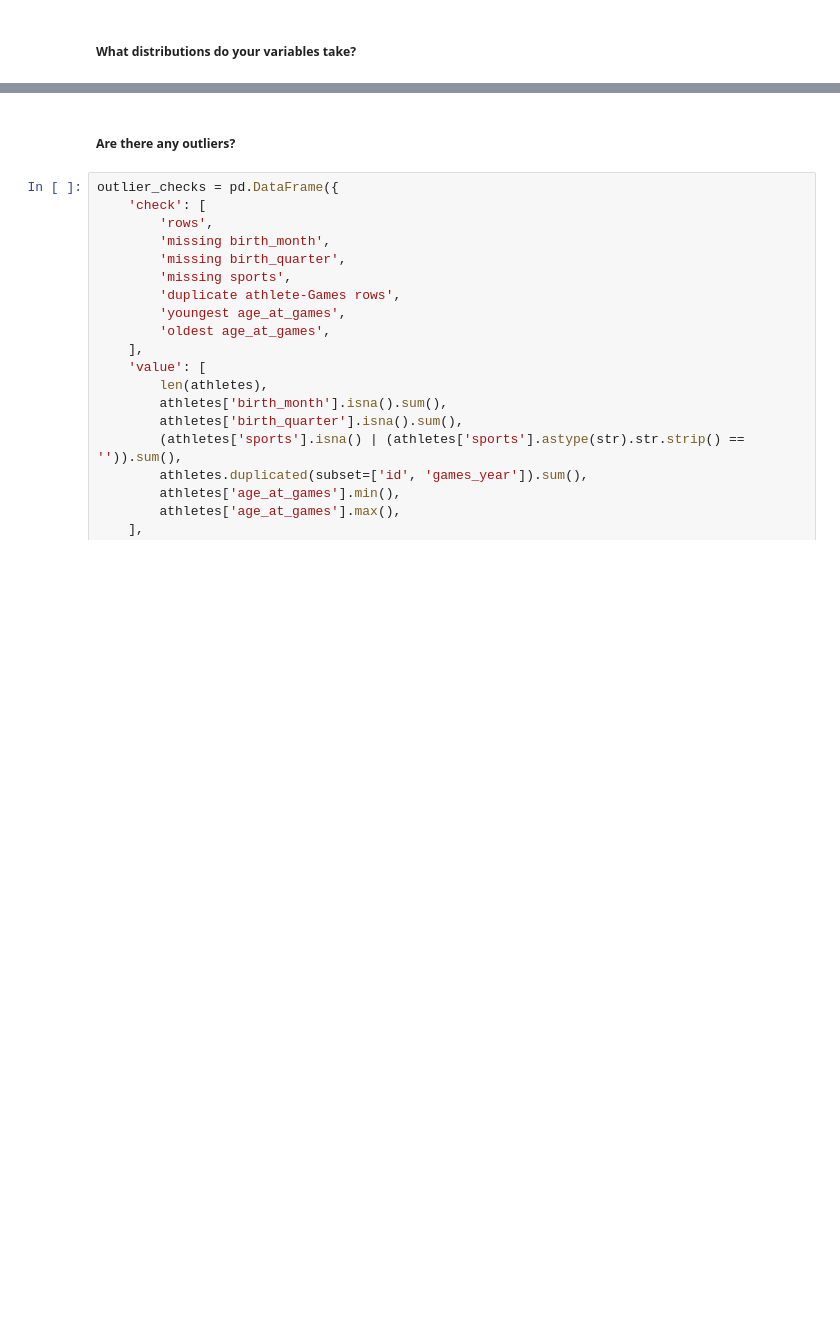
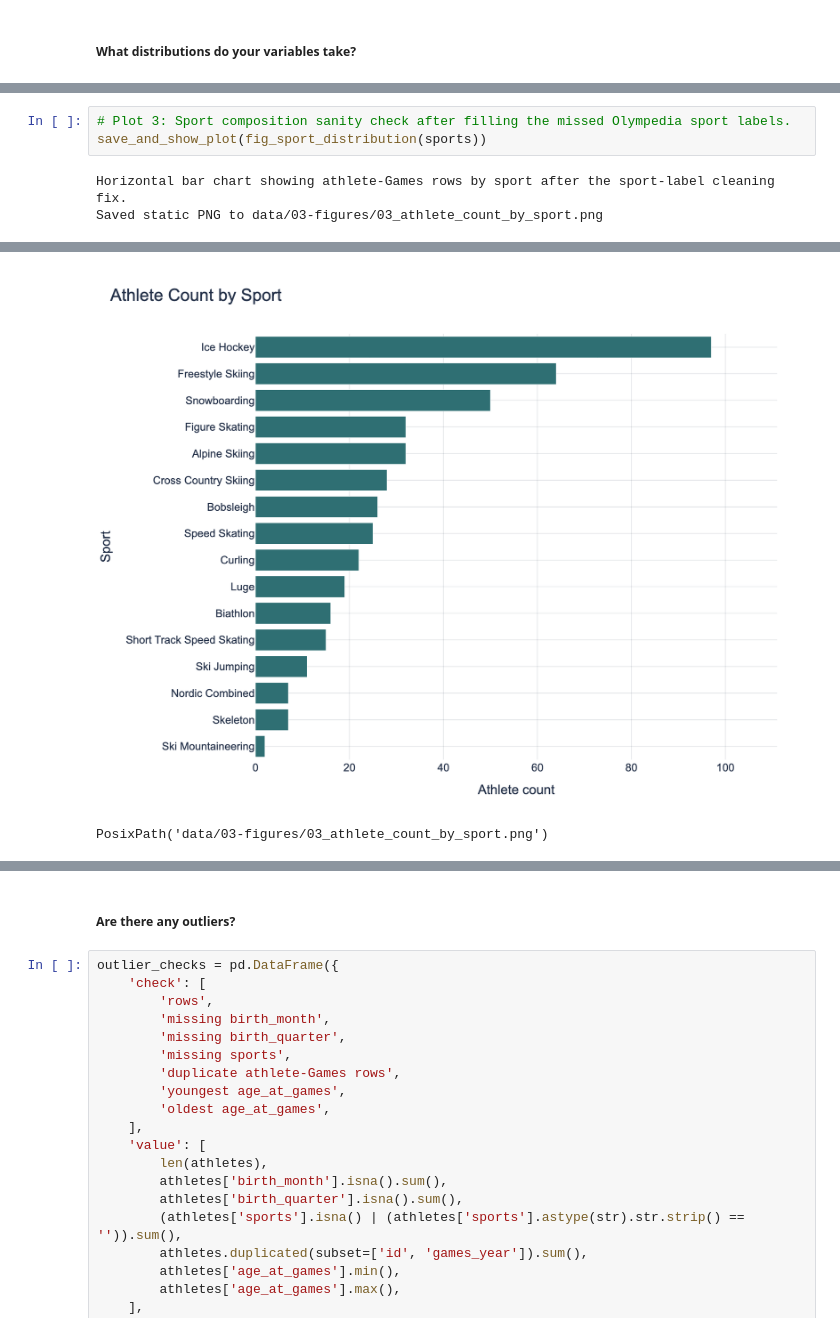
Before and after one commit to COGS108/Group-SP26-092, a Jupyter notebook: 02-EDACheckpoint.ipynb, the cells around one changed output, grey strips where cells are left out. Cells and saved outputs as stored; diff of their text form; blank space fills up the shorter version.

```diff
--- a/02-EDACheckpoint.ipynb
+++ b/02-EDACheckpoint.ipynb
@@ -521,0 +665,6 @@ PosixPath('data/03-figures/04_athlete_count_by_sport.png')
+# %%
+# Plot 3: Sport composition sanity check after filling the missed Olympedia sport labels.
+save_and_show_plot(fig_sport_distribution(sports))
+# %% [output]
+Horizontal bar chart showing athlete-Games rows by sport after the sport-label cleaning fix.
+Saved static PNG to data/03-figures/03_athlete_count_by_sport.png
@@ -521,0 +672,2 @@ PosixPath('data/03-figures/04_athlete_count_by_sport.png')
+[figure, added]
+PosixPath('data/03-figures/03_athlete_count_by_sport.png')
```
Also changed, not shown: parts of 27 cells of this notebook, 16 other files.
